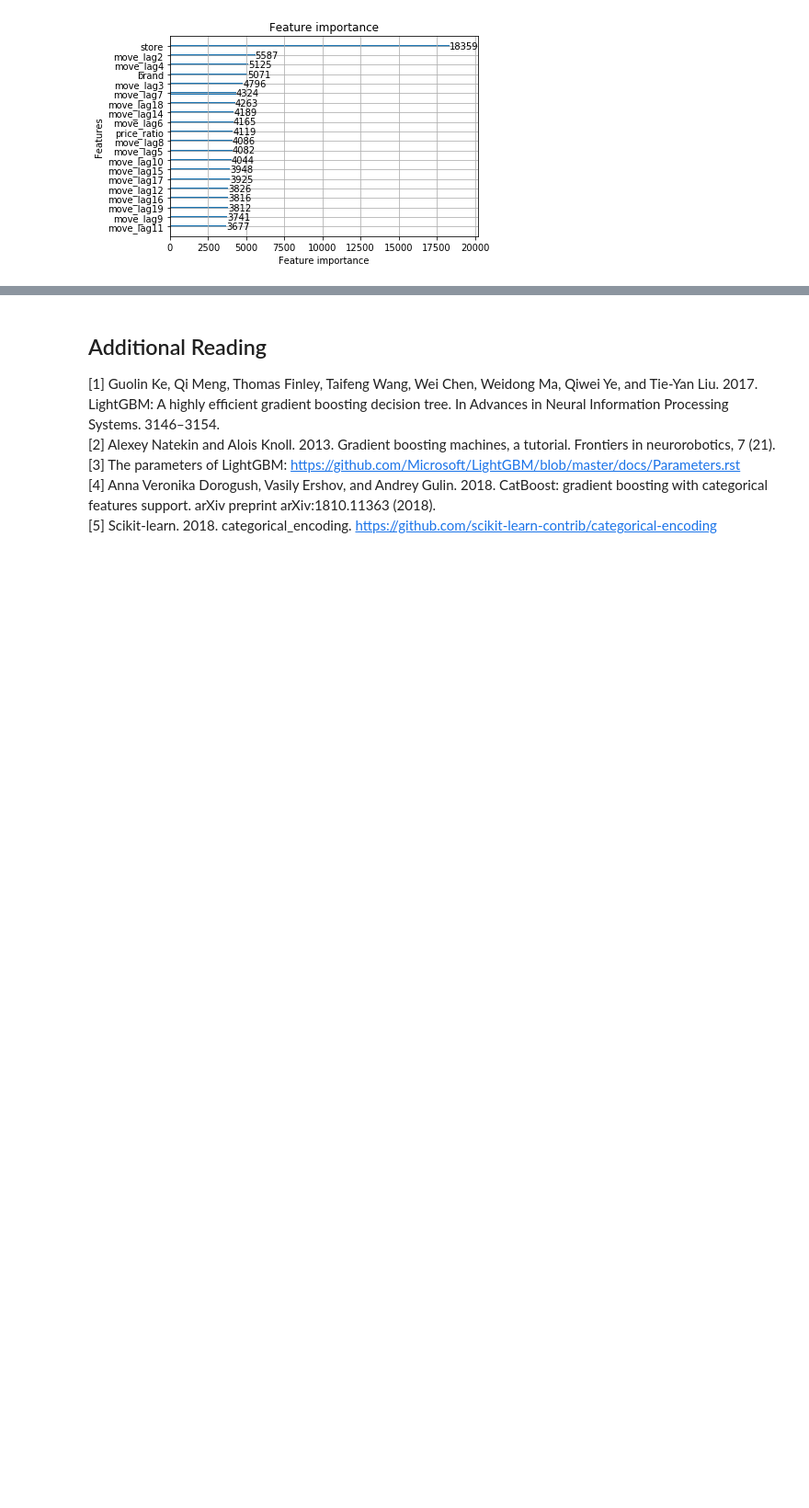
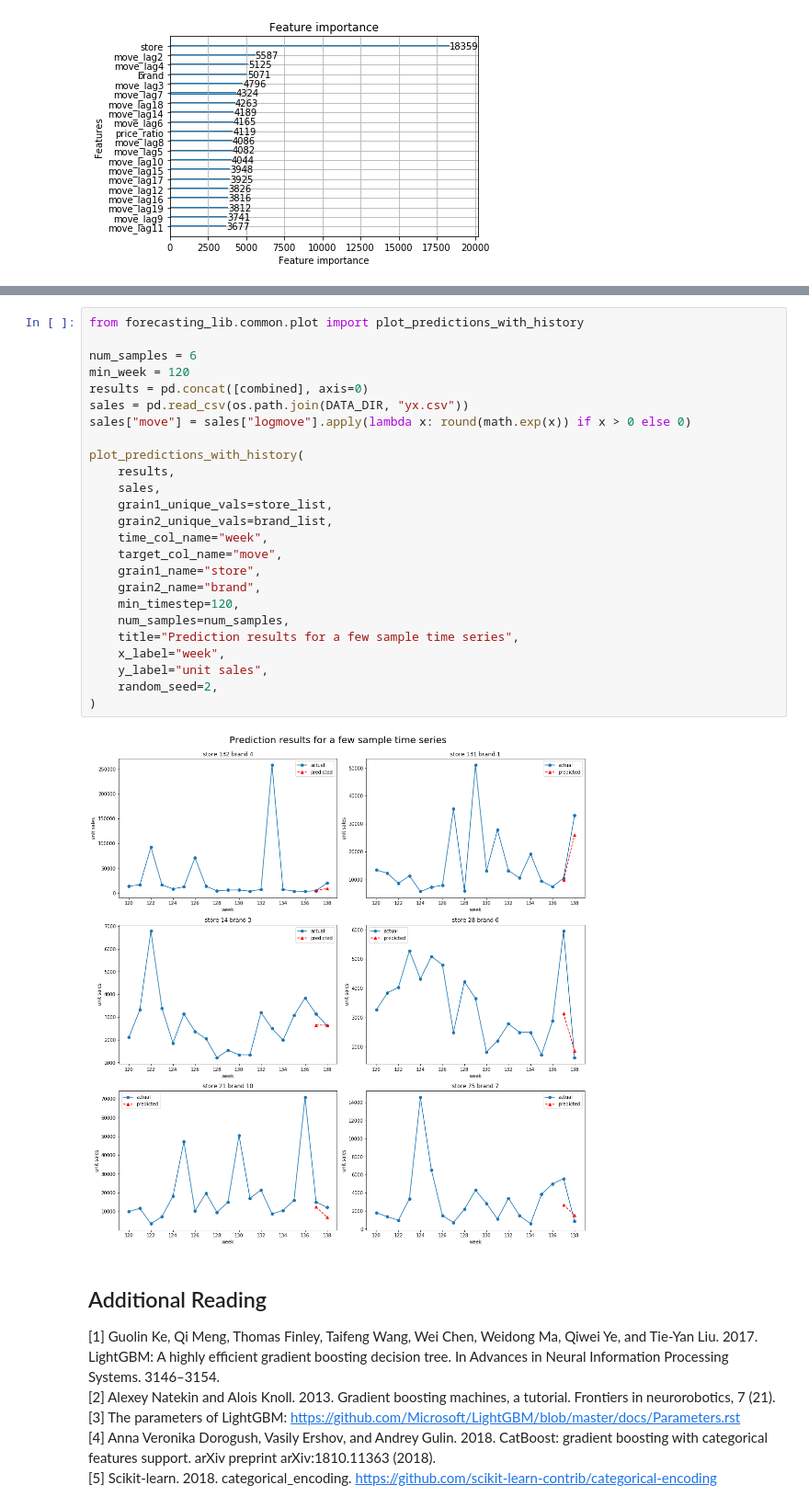
Before and after one commit to microsoft/forecasting, a Jupyter notebook: examples/00_quick_start/lightgbm_retail_point_forecast.ipynb, the cells around one changed output, grey strips where cells are left out. Shown at 92% size. Cells and saved outputs as stored; diff of their text form; blank space fills up the shorter version.

Commit message:
moved data visualization code to utils

```diff
--- a/examples/00_quick_start/lightgbm_retail_point_forecast.ipynb
+++ b/examples/00_quick_start/lightgbm_retail_point_forecast.ipynb
@@ -275,3 +228,30 @@ plt.tight_layout()
+# %%
+from forecasting_lib.common.plot import plot_predictions_with_history
+
+num_samples = 6
+min_week = 120
+results = pd.concat([combined], axis=0)
+sales = pd.read_csv(os.path.join(DATA_DIR, "yx.csv"))
+sales["move"] = sales["logmove"].apply(lambda x: round(math.exp(x)) if x > 0 else 0)
+
+plot_predictions_with_history(
+    results,
+    sales,
+    grain1_unique_vals=store_list,
+    grain2_unique_vals=brand_list,
+    time_col_name="week",
+    target_col_name="move",
+    grain1_name="store",
+    grain2_name="brand",
+    min_timestep=120,
+    num_samples=num_samples,
+    title="Prediction results for a few sample time series",
+    x_label="week",
+    y_label="unit sales",
+    random_seed=2,
+)
+# %% [output]
+[figure, added]
 # %% [markdown]
 ## Additional Reading
 
```
Also changed, not shown: parts of 3 cells of this notebook, 1 other file.
